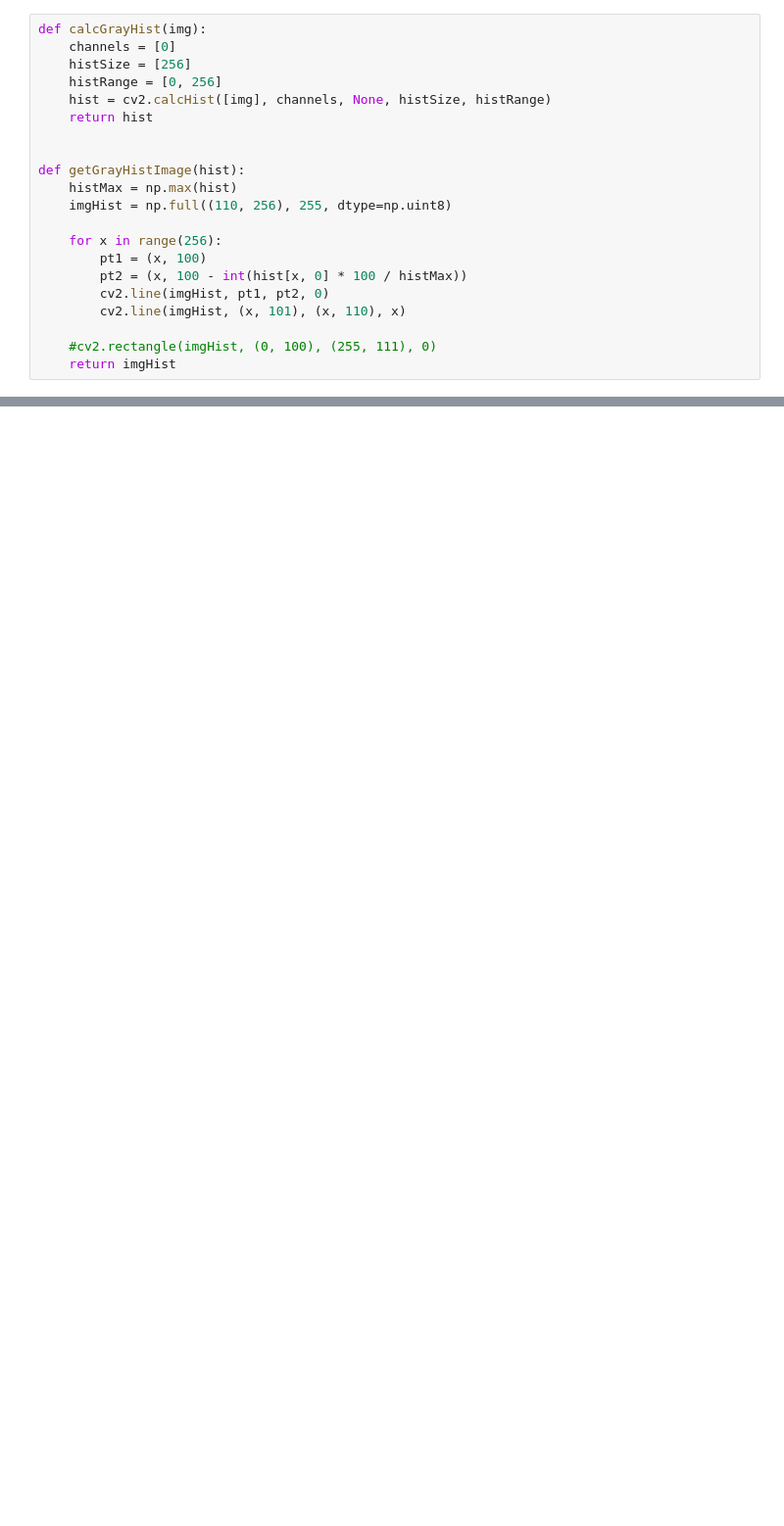
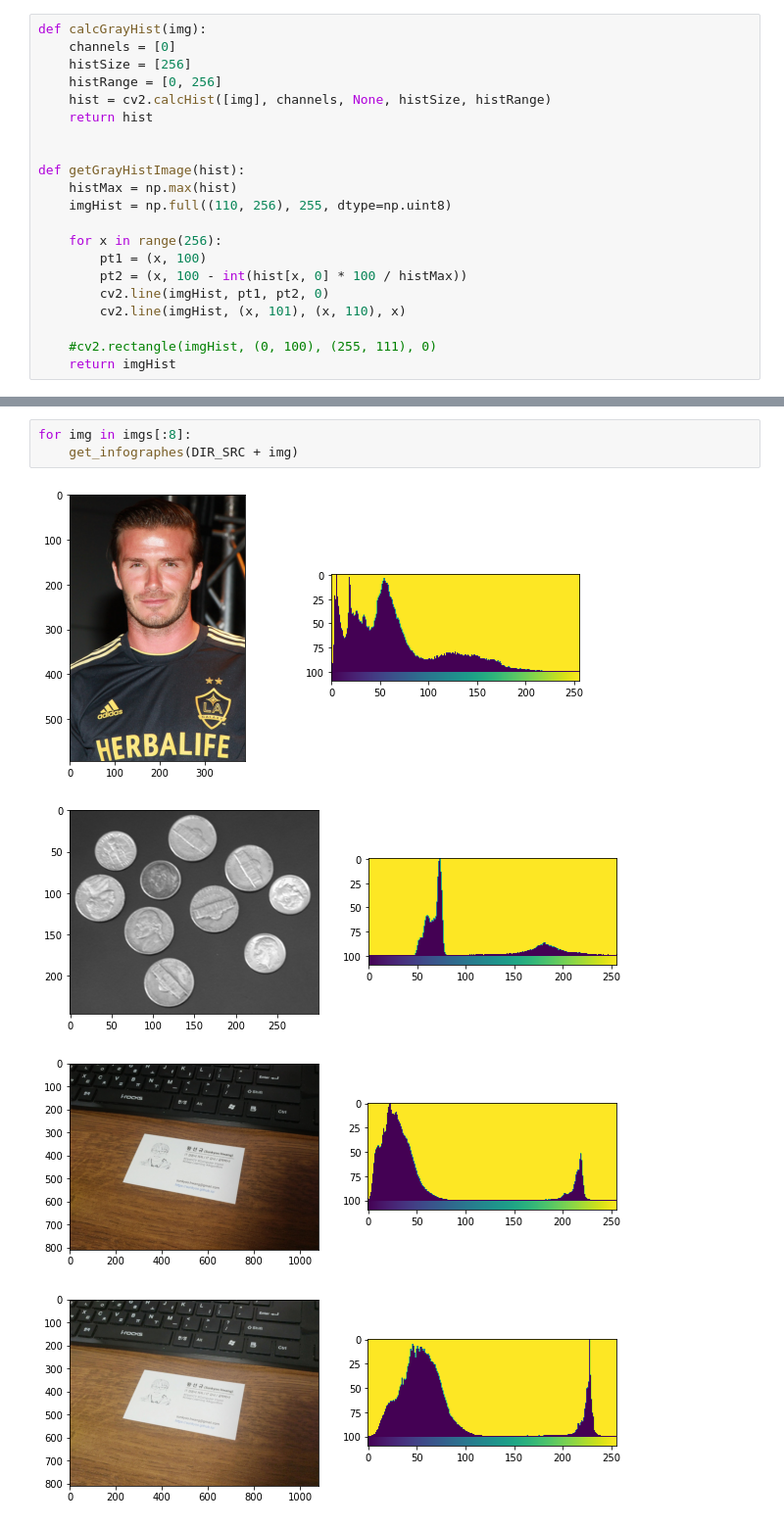
Before and after one commit to onitonitonito/openCV_TAcademy_reboot, a Jupyter notebook: lecture_03/histogram.ipynb, the cells around one changed output, grey strips where cells are left out. Shown at 98% size. Saved outputs shown, nothing was run; the diff lists cells and outputs as text; blank space fills up the shorter version.

```diff
--- a/lecture_03/histogram.ipynb
+++ b/lecture_03/histogram.ipynb
@@ -59,0 +107,8 @@ cv2.destroyAllWindows()
+# %%
+for img in imgs[:8]:
+    get_infographes(DIR_SRC + img)
+# %% [output]
+[figure, added]
+[figure, added]
+[figure, added]
+[figure, added]
```
Also changed, not shown: parts of 14 cells of this notebook, 10 other files.
